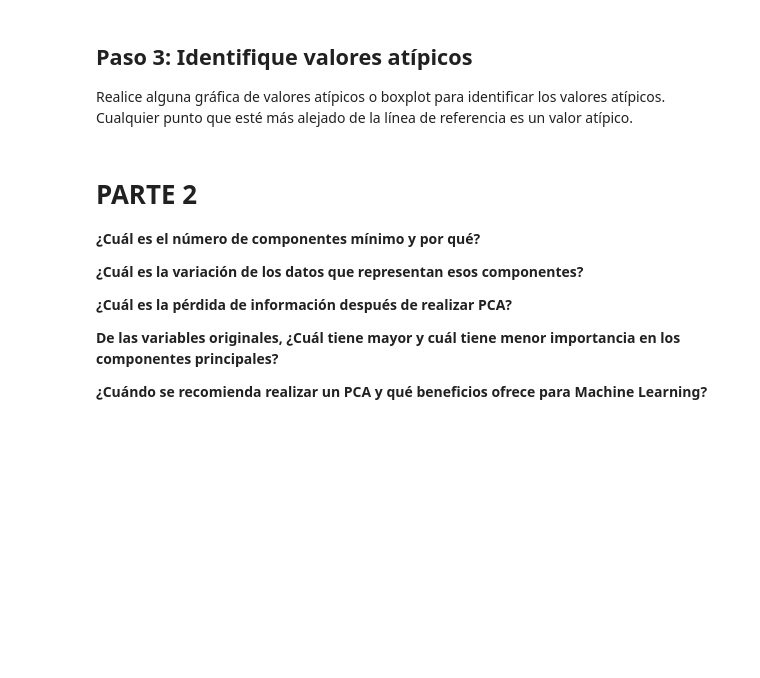
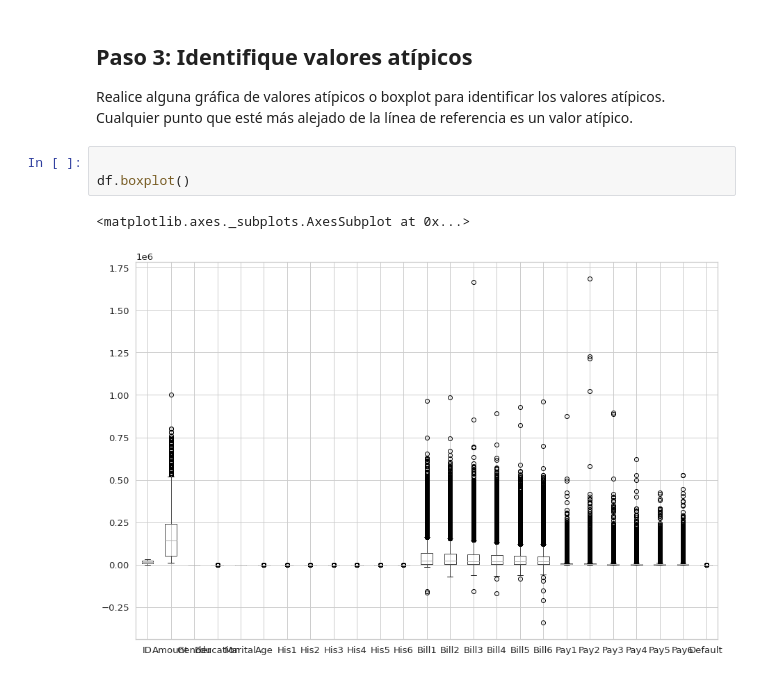
Before and after one commit to PosgradoMNA/actividades-del-projecto-equipo_104, a Jupyter notebook: Semana4_Actividad2.ipynb, the cells around one changed output. Cells and saved outputs as stored; diff of their text form; blank space fills up the shorter version.

```diff
--- a/Semana4_Actividad2.ipynb
+++ b/Semana4_Actividad2.ipynb
@@ -231,14 +272,9 @@ pd.DataFrame
 # %% [markdown]
 ## Paso 3: Identifique valores atípicos
 Realice alguna gráfica de valores atípicos o boxplot para identificar los valores atípicos. Cualquier punto que esté más alejado de la línea de referencia es un valor atípico.
-# %% [markdown]
-# PARTE 2
-**¿Cuál es el número de componentes mínimo y por qué?**
-
-**¿Cuál es la variación de los datos que representan esos componentes?**
-
-**¿Cuál es la pérdida de información después de realizar PCA?**
-
-**De las variables originales, ¿Cuál tiene mayor y cuál tiene menor importancia en los componentes principales?**
-
-**¿Cuándo se recomienda realizar un PCA y qué beneficios ofrece para Machine Learning?**
+# %%
+
+df.boxplot()
+# %% [output]
+<matplotlib.axes._subplots.AxesSubplot at 0x...>
+[figure, added]
```
Also changed, not shown: parts of 11 cells of this notebook.
